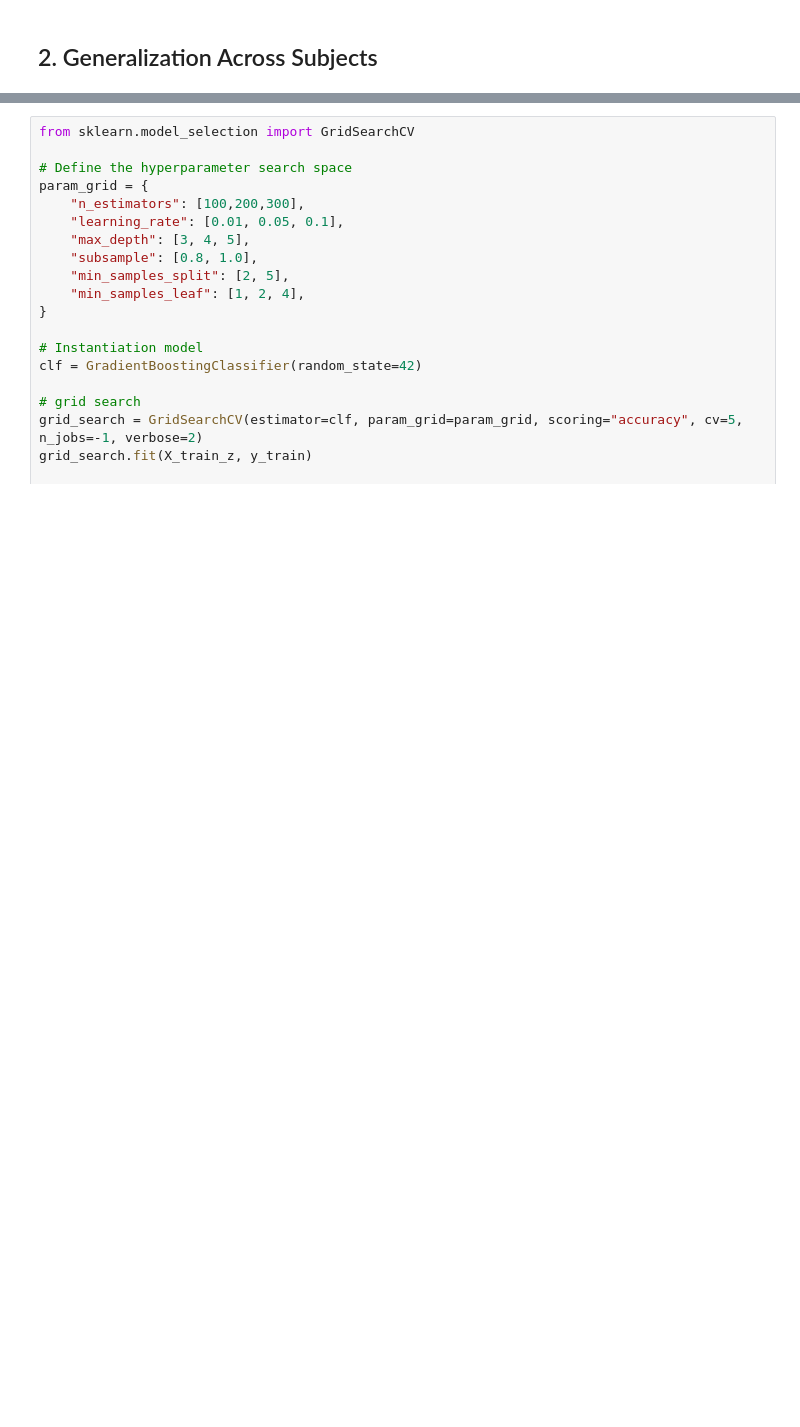
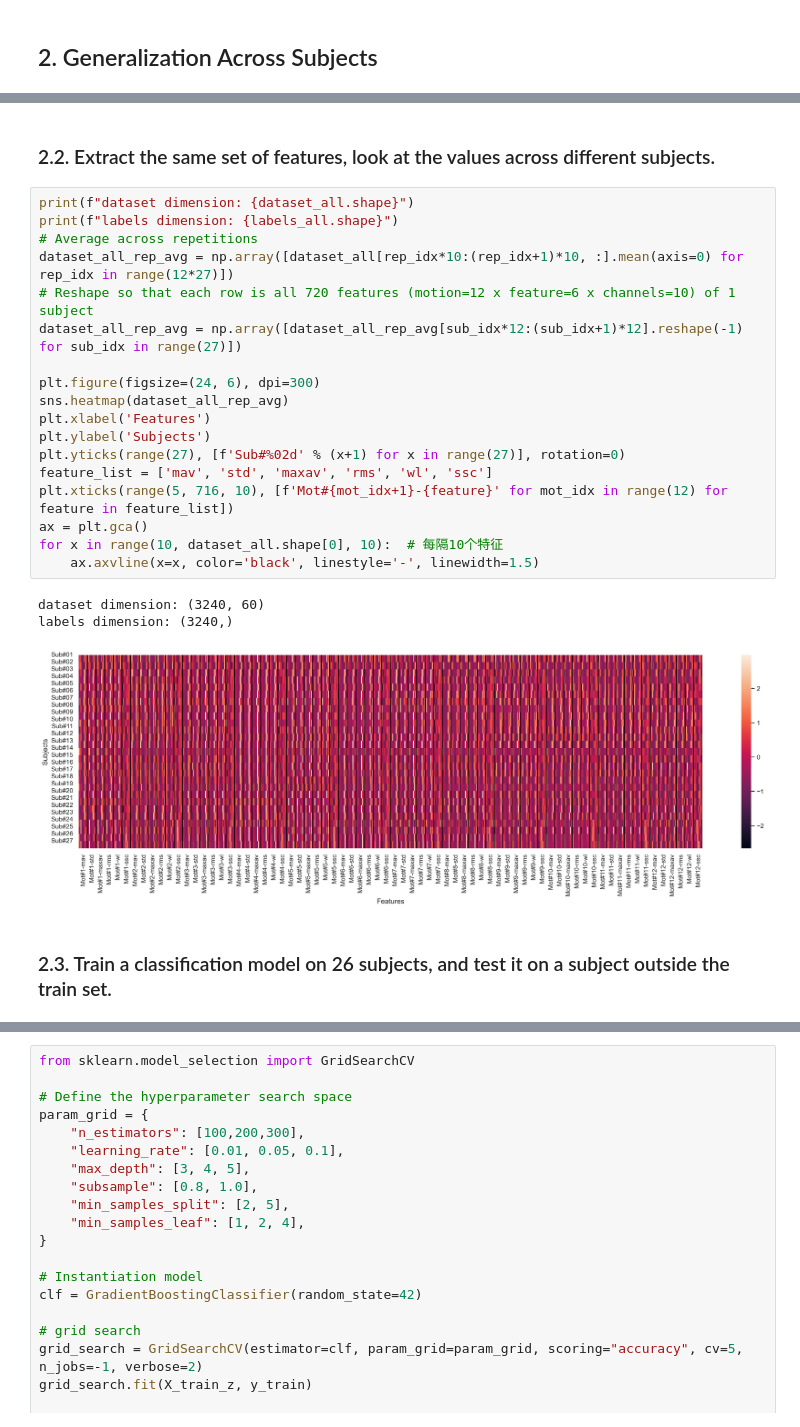
Before and after one commit to YuanshengZhou309/NSSP_Project2, a Jupyter notebook: Miniproject2-Part1-2.ipynb, the cells around one changed output, grey strips where cells are left out. Drawn from its saved outputs; the diff is of its cells as text; blank space fills up the shorter version.

```diff
--- a/Miniproject2-Part1-2.ipynb
+++ b/Miniproject2-Part1-2.ipynb
@@ -511,3 +503,29 @@ for sub_idx in range(1, 27+1):
 ---- Loading Data From {sub_idx}
     EMG: (100948, 10), Stimulus (100948, 1), Repetition (100948, 1)
     n_stimuli: 12, n_repetitions: 10, n_channels: 10
+# %% [markdown]
+### 2.2. Extract the same set of features, look at the values across different subjects.
+# %%
+print(f"dataset dimension: {dataset_all.shape}")
+print(f"labels dimension: {labels_all.shape}")
+# Average across repetitions
+dataset_all_rep_avg = np.array([dataset_all[rep_idx*10:(rep_idx+1)*10, :].mean(axis=0) for rep_idx in range(12*27)])
+# Reshape so that each row is all 720 features (motion=12 x feature=6 x channels=10) of 1 subject
+dataset_all_rep_avg = np.array([dataset_all_rep_avg[sub_idx*12:(sub_idx+1)*12].reshape(-1) for sub_idx in range(27)])
+
+plt.figure(figsize=(24, 6), dpi=300)
+sns.heatmap(dataset_all_rep_avg)
+plt.xlabel('Features')
+plt.ylabel('Subjects')
+plt.yticks(range(27), [f'Sub#%02d' % (x+1) for x in range(27)], rotation=0)
+feature_list = ['mav', 'std', 'maxav', 'rms', 'wl', 'ssc']
+plt.xticks(range(5, 716, 10), [f'Mot#{mot_idx+1}-{feature}' for mot_idx in range(12) for feature in feature_list])
+ax = plt.gca()
+for x in range(10, dataset_all.shape[0], 10):  # 每隔10个特征
+    ax.axvline(x=x, color='black', linestyle='-', linewidth=1.5)
+# %% [output]
+dataset dimension: (3240, 60)
+labels dimension: (3240,)
+[figure, added]
+# %% [markdown]
+### 2.3. Train a classification model on 26 subjects, and test it on a subject outside the train set.
```
Also changed, not shown: parts of 16 cells of this notebook, 1 other file.
